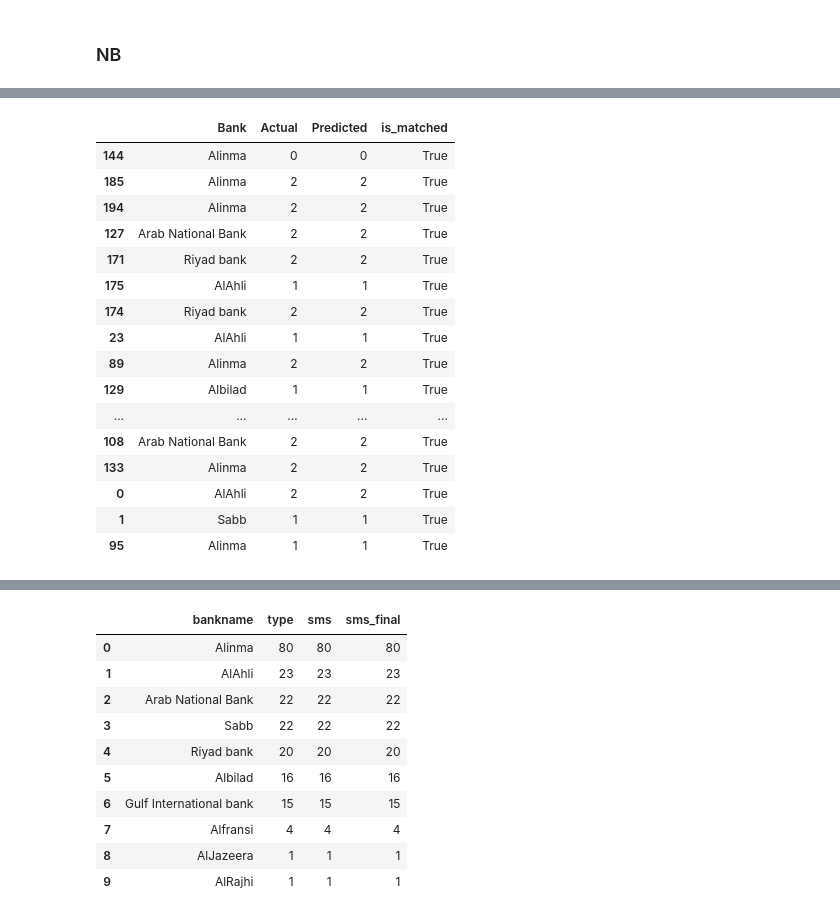
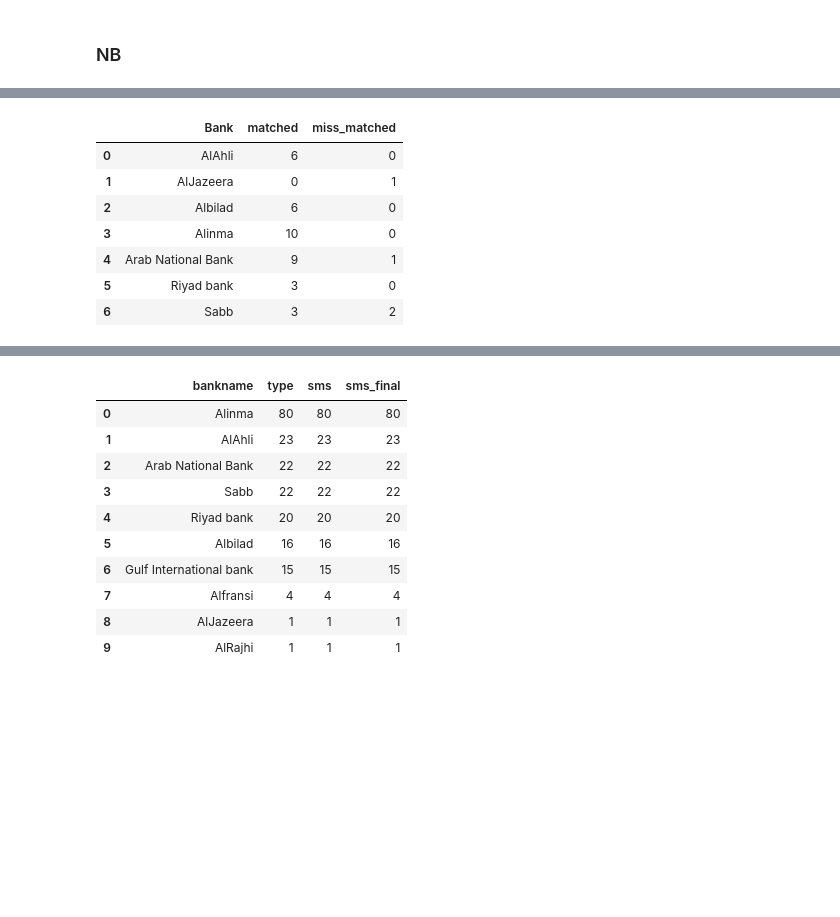
Before and after one commit to AlOmair-Batool/Khazna, a Jupyter notebook: Transactions [SVM Model] [Multiclass].ipynb, the cells around one changed output, grey strips where cells are left out. Cells and saved outputs as stored; diff of their text form; code cells hidden in the pictures; blank space fills up the shorter version.

```diff
--- a/Transactions [SVM Model] [Multiclass].ipynb
+++ b/Transactions [SVM Model] [Multiclass].ipynb
@@ -440,22 +471,3 @@ df_scatter_plot
 # %%
 #cheking if the values is matched
 df_scatter_plot["is_matched"] = df_scatter_plot["Actual"] == df_scatter_plot["Predicted"]
-df_scatter_plot
-# %% [output]
-|  | Bank | Actual | Predicted | is_matched |
-| 144 | Alinma | 0 | 0 | True |
-| 185 | Alinma | 2 | 2 | True |
-| 194 | Alinma | 2 | 2 | True |
-| 127 | Arab National Bank | 2 | 2 | True |
-| 171 | Riyad bank | 2 | 2 | True |
-| 175 | AlAhli | 1 | 1 | True |
-| 174 | Riyad bank | 2 | 2 | True |
-| 23 | AlAhli | 1 | 1 | True |
-| 89 | Alinma | 2 | 2 | True |
-| 129 | Albilad | 1 | 1 | True |
-| ... | ... | ... | ... | ... |
-| 108 | Arab National Bank | 2 | 2 | True |
-| 133 | Alinma | 2 | 2 | True |
-| 0 | AlAhli | 2 | 2 | True |
-| 1 | Sabb | 1 | 1 | True |
-| 95 | Alinma | 1 | 1 | True |
@@ -461,0 +476,20 @@ df_scatter_plot
+# %%
+#count the number of matched records using (sum)  ****FOR EVERY BANK!***
+df_grouped_ = df_scatter_plot.groupby('Bank')['is_matched'].agg(['sum','count']).reset_index()
+
+#subtracting all (count) from matched (sum) to get mismatched
+df_grouped_["miss_matched"] = abs(df_grouped_['sum'] - df_grouped_['count'] )
+#rename
+df_grouped_["matched"] = df_grouped_["sum"]
+df_grouped_ = df_grouped_[["Bank","matched","miss_matched"]]
+df_grouped_.sort_values('matched', ascending=False)
+df_grouped_
+# %% [output]
+|  | Bank | matched | miss_matched |
+| 0 | AlAhli | 6 | 0 |
+| 1 | AlJazeera | 0 | 1 |
+| 2 | Albilad | 6 | 0 |
+| 3 | Alinma | 10 | 0 |
+| 4 | Arab National Bank | 9 | 1 |
+| 5 | Riyad bank | 3 | 0 |
+| 6 | Sabb | 3 | 2 |
```
Also changed, not shown: parts of 22 cells of this notebook.
